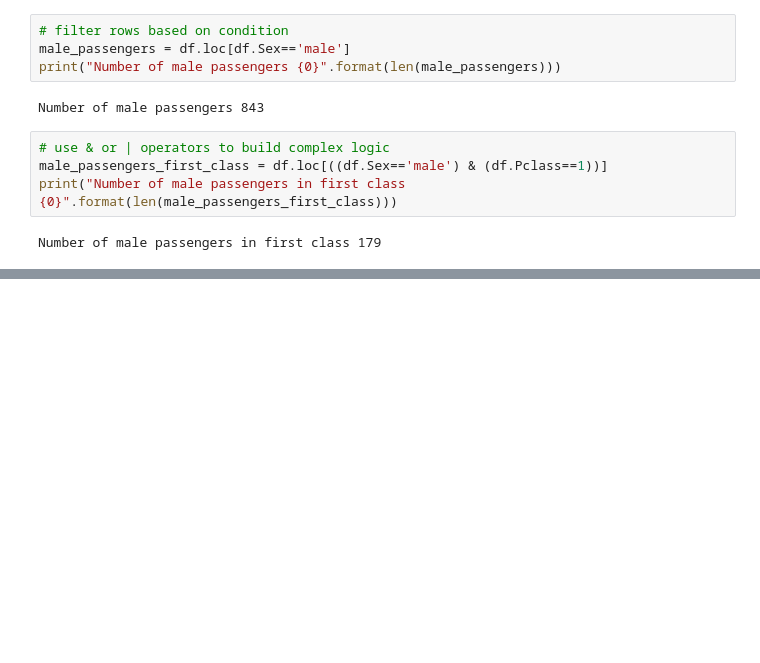
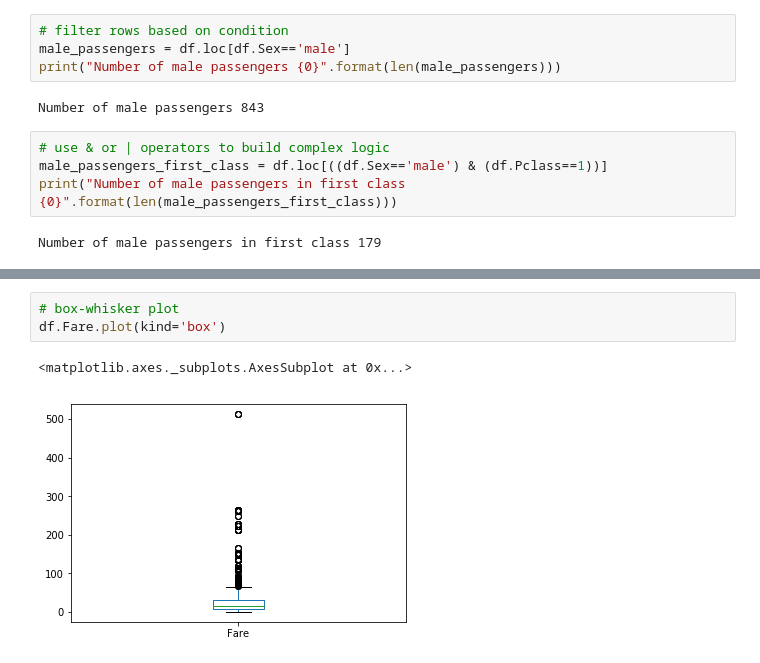
Before and after one commit to MohamedFawzy/kaggle, a Jupyter notebook: notebooks/Titanic-EDA.ipynb, the cells around one changed output, grey strips where cells are left out. Saved outputs shown, nothing was run; the diff lists cells and outputs as text; blank space fills up the shorter version.

```diff
--- a/notebooks/Titanic-EDA.ipynb
+++ b/notebooks/Titanic-EDA.ipynb
@@ -223,0 +263,6 @@ Number of male passengers in first class 179
+# %%
+# box-whisker plot
+df.Fare.plot(kind='box')
+# %% [output]
+<matplotlib.axes._subplots.AxesSubplot at 0x...>
+[figure, added]
```
Also changed, not shown: parts of 7 cells of this notebook.
